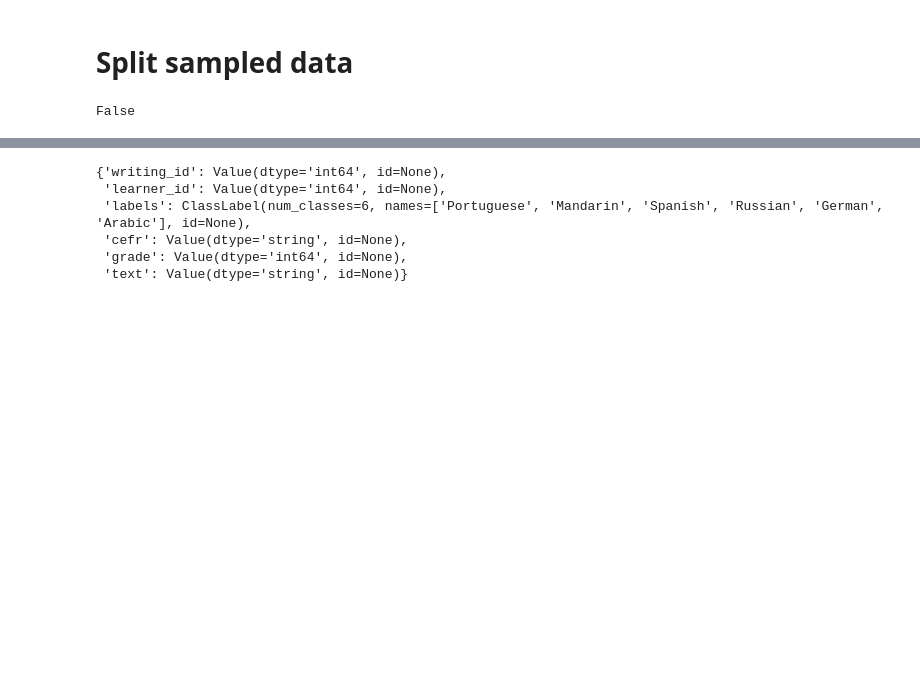
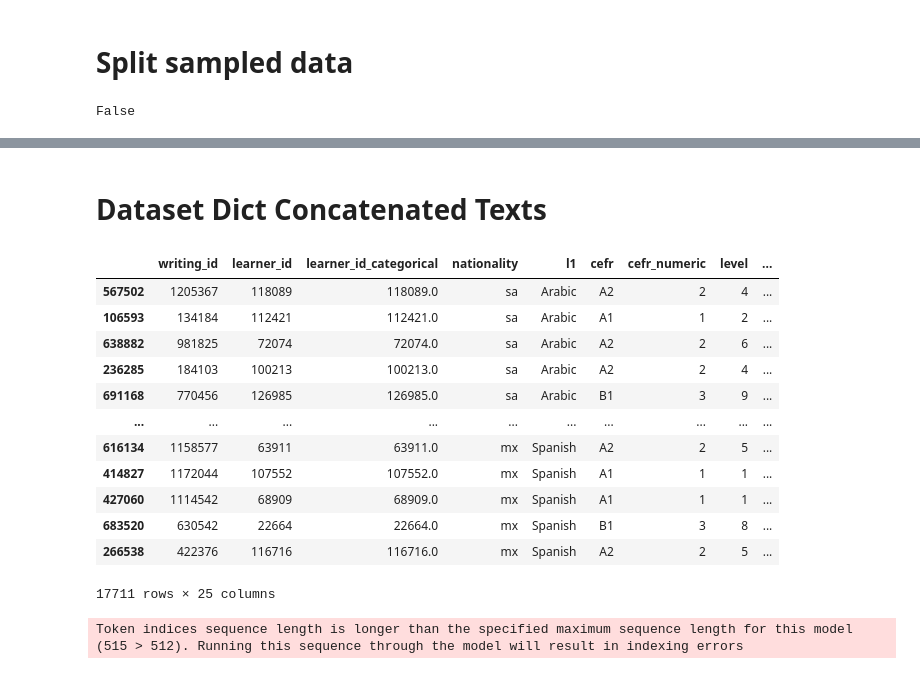
Before and after one commit to langdonholmes/nli-transformers-showcase, a Jupyter notebook: src/create_data_splits.ipynb, the cells around one changed output, grey strips where cells are left out. Cells and saved outputs as stored; diff of their text form; code cells hidden in the pictures; blank space fills up the shorter version.

```diff
--- a/src/create_data_splits.ipynb
+++ b/src/create_data_splits.ipynb
@@ -98,14 +70,0 @@ datadict = DatasetDict(
-# %%
-from datasets import ClassLabel
-new_features = datadict['train'].features.copy()
-new_features['l1'] = ClassLabel(num_classes=6, names=languages)
-datadict = datadict.cast(new_features)
-datadict = datadict.rename_column('l1', 'labels')
-datadict['test'].features
-# %% [output]
-{'writing_id': Value(dtype='int64', id=None),
- 'learner_id': Value(dtype='int64', id=None),
- 'labels': ClassLabel(num_classes=6, names=['Portuguese', 'Mandarin', 'Spanish', 'Russian', 'German', 'Arabic'], id=None),
- 'cefr': Value(dtype='string', id=None),
- 'grade': Value(dtype='int64', id=None),
- 'text': Value(dtype='string', id=None)}
@@ -112,2 +96,4 @@ datadict['test'].features
 # %%
 datadict.save_to_disk(DATA / 'efcamdat_dataset')
+# %% [markdown]
+# Dataset Dict Concatenated Texts
@@ -113,0 +108,16 @@ datadict.save_to_disk(DATA / 'efcamdat_dataset')
+# %%
+test
+# %% [output]
+|  | writing_id | learner_id | learner_id_categorical | nationality | l1 | cefr | cefr_numeric | level | ... |
+| 567502 | 1205367 | 118089 | 118089.0 | sa | Arabic | A2 | 2 | 4 | ... |
+| 106593 | 134184 | 112421 | 112421.0 | sa | Arabic | A1 | 1 | 2 | ... |
+| 638882 | 981825 | 72074 | 72074.0 | sa | Arabic | A2 | 2 | 6 | ... |
+| 236285 | 184103 | 100213 | 100213.0 | sa | Arabic | A2 | 2 | 4 | ... |
+| 691168 | 770456 | 126985 | 126985.0 | sa | Arabic | B1 | 3 | 9 | ... |
+| ... | ... | ... | ... | ... | ... | ... | ... | ... | ... |
+| 616134 | 1158577 | 63911 | 63911.0 | mx | Spanish | A2 | 2 | 5 | ... |
+| 414827 | 1172044 | 107552 | 107552.0 | mx | Spanish | A1 | 1 | 1 | ... |
+| 427060 | 1114542 | 68909 | 68909.0 | mx | Spanish | A1 | 1 | 1 | ... |
+| 683520 | 630542 | 22664 | 22664.0 | mx | Spanish | B1 | 3 | 8 | ... |
+| 266538 | 422376 | 116716 | 116716.0 | mx | Spanish | A2 | 2 | 5 | ... |
+17711 rows × 25 columns
@@ -113,0 +126,5 @@ datadict.save_to_disk(DATA / 'efcamdat_dataset')
+# %%
+tokenize = lambda text: tokenizer(text, return_length=True)['length']
+tok_counts = grouped.apply(tokenize)
+# %% [output]
+Token indices sequence length is longer than the specified maximum sequence length for this model (515 > 512). Running this sequence through the model will result in indexing errors
```
Also changed, not shown: parts of 11 cells of this notebook, 2 other files.
